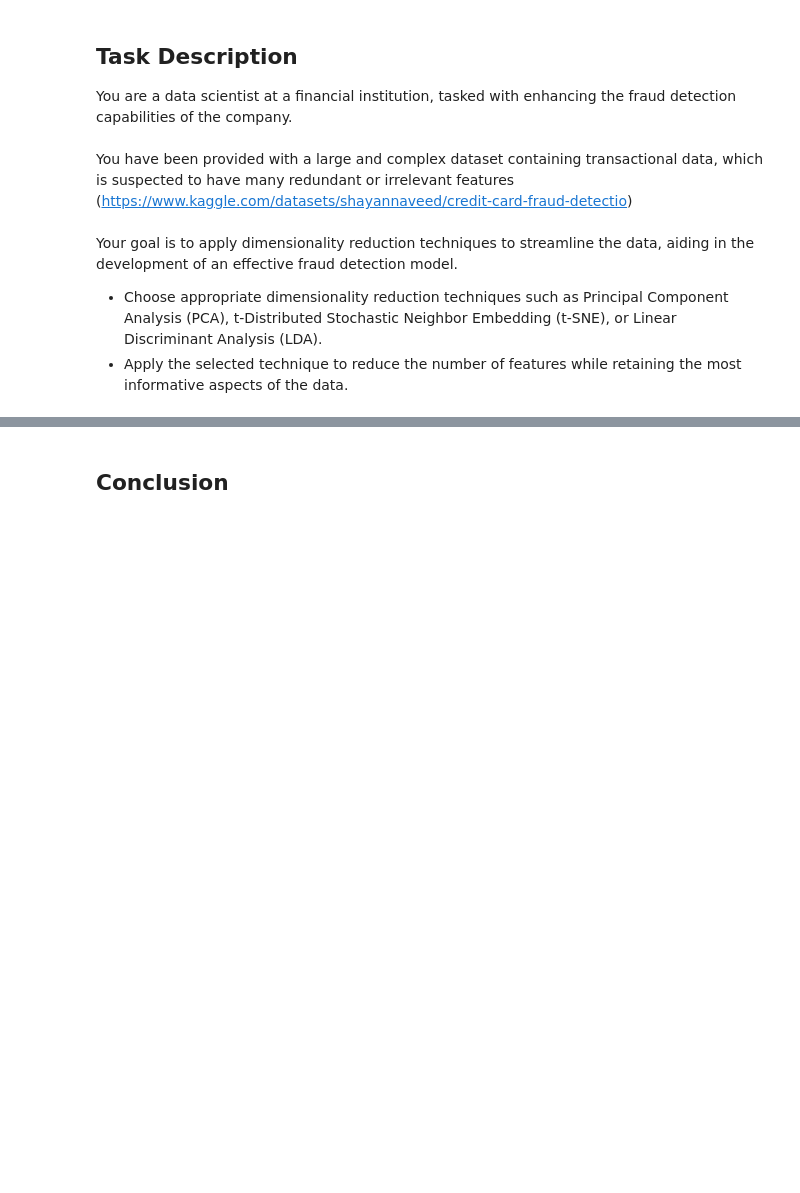
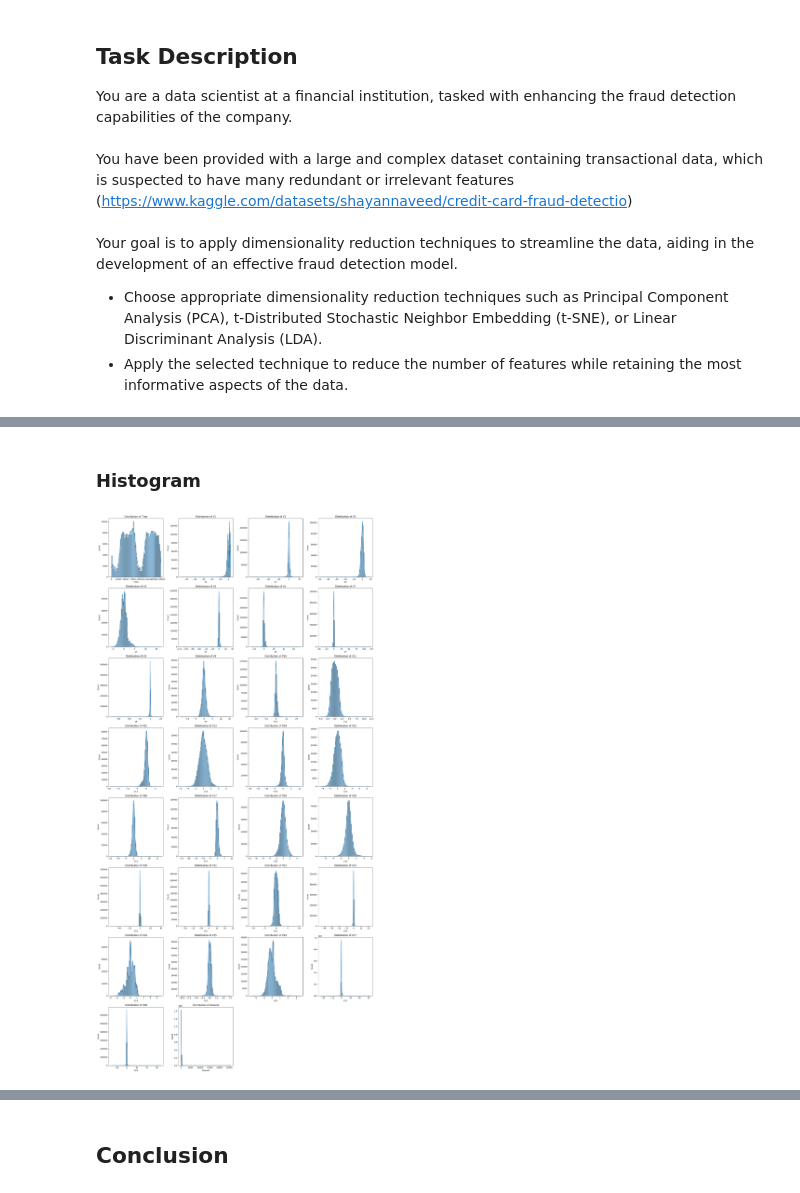
Before and after one commit to StyNW7/Machine_Learning, a Jupyter notebook: 10. Session 21-22/dimensional-reduction.ipynb, the cells around one changed output, grey strips where cells are left out. Saved outputs shown, nothing was run; the diff lists cells and outputs as text; code cells hidden in the pictures; blank space fills up the shorter version.

```diff
--- a/10. Session 21-22/dimensional-reduction.ipynb
+++ b/10. Session 21-22/dimensional-reduction.ipynb
@@ -21,0 +135,16 @@ Apply the selected technique to reduce the number of features while retaining th
+# %% [markdown]
+### Histogram
+# %%
+features = df.drop(columns=["Class"]).columns  # all features except target
+
+# Plot histogram for each feature
+plt.figure(figsize=(20, 40))
+for i, col in enumerate(features, 1):
+    plt.subplot(8, 4, i)
+    sns.histplot(df[col], bins=50, kde=True)
+    plt.title(f"Distribution of {col}")
+    plt.tight_layout()
+
+plt.show()
+# %% [output]
+[figure, added]
```
Also changed, not shown: parts of 35 cells of this notebook.
